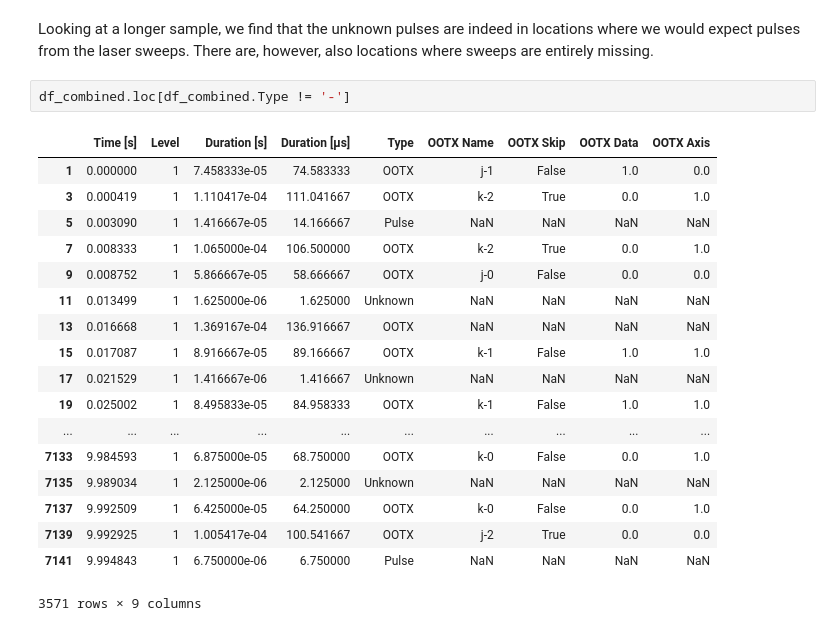
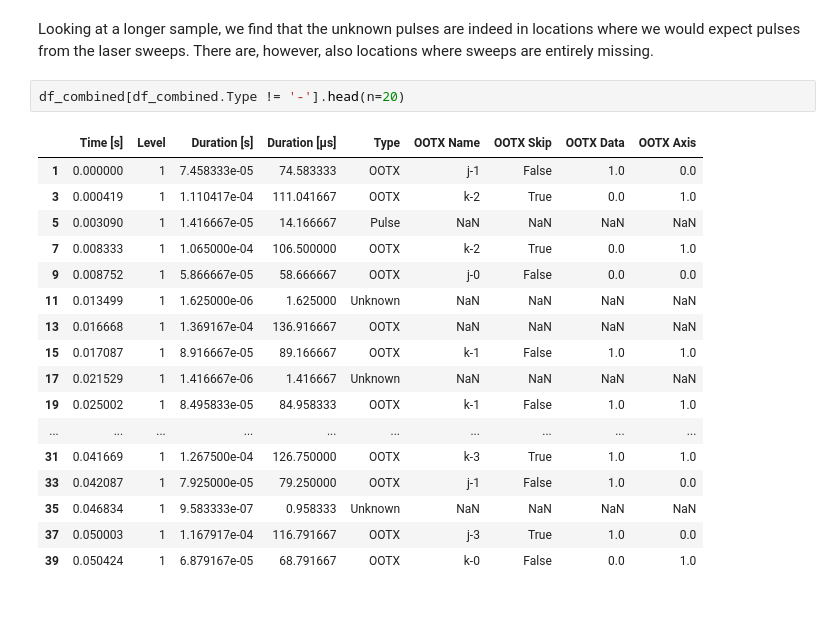
Before and after one commit to sunsided/lighthouse, a Jupyter notebook: simulation/Logic Analyzer.ipynb, the cells around one changed output. Saved outputs shown, nothing was run; the diff lists cells and outputs as text.

```diff
--- a/simulation/Logic Analyzer.ipynb
+++ b/simulation/Logic Analyzer.ipynb
@@ -341,23 +346,22 @@ df_combined[df_combined.Type == 'Unknown']['Duration [µs]'].plot.hist(bins=rang
 # %% [markdown]
 Looking at a longer sample, we find that the unknown pulses are indeed in locations where we would expect pulses from the laser sweeps. There are, however, also locations where sweeps are entirely missing.
 # %%
-df_combined.loc[df_combined.Type != '-']
+df_combined[df_combined.Type != '-'].head(n=20)
 # %% [output]
 |  | Time [s] | Level | Duration [s] | Duration [µs] | Type | OOTX Name | OOTX Skip | OOTX Data | OOTX Axis |
 | 1 | 0.000000 | 1 | 7.458333e-05 | 74.583333 | OOTX | j-1 | False | 1.0 | 0.0 |
 | 3 | 0.000419 | 1 | 1.110417e-04 | 111.041667 | OOTX | k-2 | True | 0.0 | 1.0 |
 | 5 | 0.003090 | 1 | 1.416667e-05 | 14.166667 | Pulse | NaN | NaN | NaN | NaN |
 | 7 | 0.008333 | 1 | 1.065000e-04 | 106.500000 | OOTX | k-2 | True | 0.0 | 1.0 |
 | 9 | 0.008752 | 1 | 5.866667e-05 | 58.666667 | OOTX | j-0 | False | 0.0 | 0.0 |
 | 11 | 0.013499 | 1 | 1.625000e-06 | 1.625000 | Unknown | NaN | NaN | NaN | NaN |
 | 13 | 0.016668 | 1 | 1.369167e-04 | 136.916667 | OOTX | NaN | NaN | NaN | NaN |
 | 15 | 0.017087 | 1 | 8.916667e-05 | 89.166667 | OOTX | k-1 | False | 1.0 | 1.0 |
 | 17 | 0.021529 | 1 | 1.416667e-06 | 1.416667 | Unknown | NaN | NaN | NaN | NaN |
 | 19 | 0.025002 | 1 | 8.495833e-05 | 84.958333 | OOTX | k-1 | False | 1.0 | 1.0 |
 | ... | ... | ... | ... | ... | ... | ... | ... | ... | ... |
-| 7133 | 9.984593 | 1 | 6.875000e-05 | 68.750000 | OOTX | k-0 | False | 0.0 | 1.0 |
-| 7135 | 9.989034 | 1 | 2.125000e-06 | 2.125000 | Unknown | NaN | NaN | NaN | NaN |
-| 7137 | 9.992509 | 1 | 6.425000e-05 | 64.250000 | OOTX | k-0 | False | 0.0 | 1.0 |
-| 7139 | 9.992925 | 1 | 1.005417e-04 | 100.541667 | OOTX | j-2 | True | 0.0 | 0.0 |
-| 7141 | 9.994843 | 1 | 6.750000e-06 | 6.750000 | Pulse | NaN | NaN | NaN | NaN |
+| 31 | 0.041669 | 1 | 1.267500e-04 | 126.750000 | OOTX | k-3 | True | 1.0 | 1.0 |
+| 33 | 0.042087 | 1 | 7.925000e-05 | 79.250000 | OOTX | j-1 | False | 1.0 | 0.0 |
+| 35 | 0.046834 | 1 | 9.583333e-07 | 0.958333 | Unknown | NaN | NaN | NaN | NaN |
+| 37 | 0.050003 | 1 | 1.167917e-04 | 116.791667 | OOTX | j-3 | True | 1.0 | 0.0 |
+| 39 | 0.050424 | 1 | 6.879167e-05 | 68.791667 | OOTX | k-0 | False | 0.0 | 1.0 |
-3571 rows × 9 columns
```
Also changed, not shown: parts of 18 cells of this notebook.
